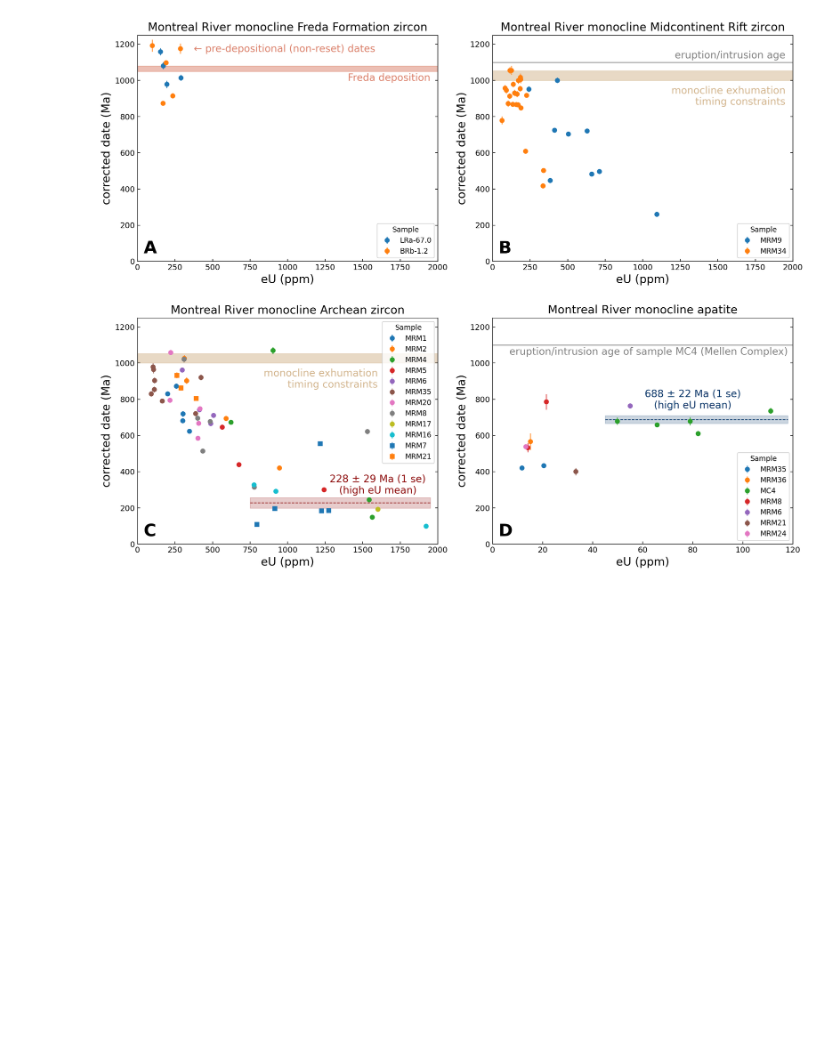
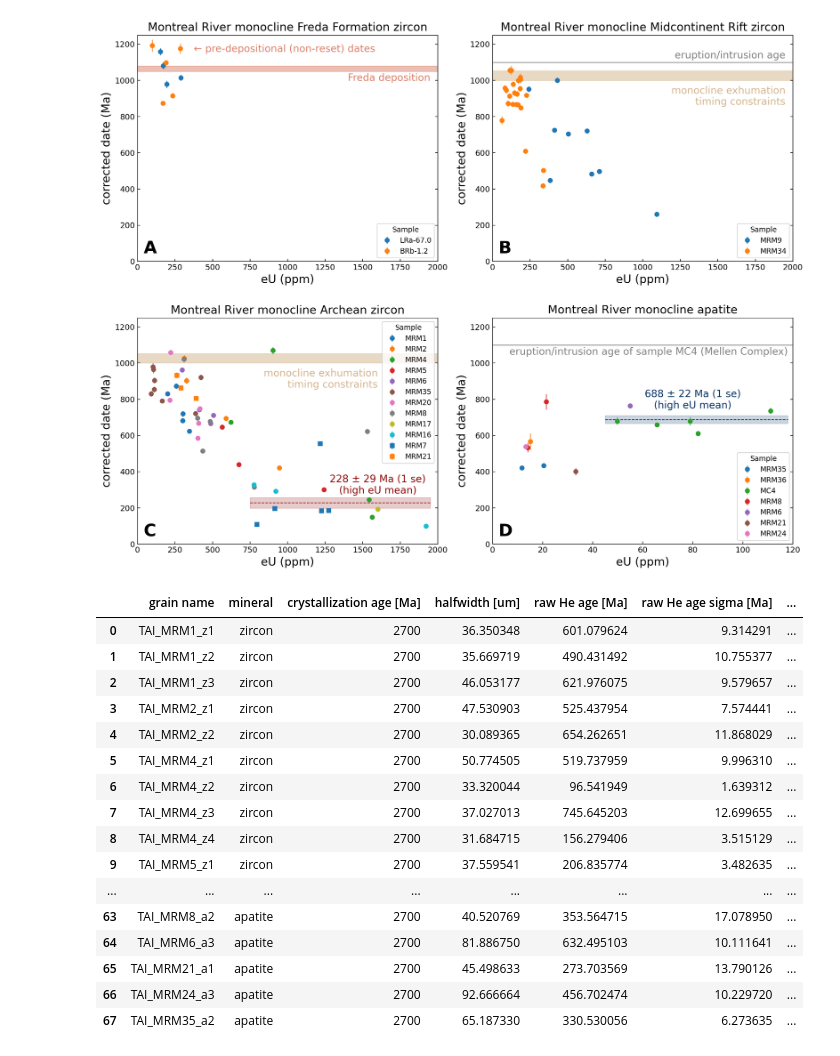
Before and after one commit to Swanson-Hysell-Group/2026_MRM_thermochron, a Jupyter notebook: code/MRM_UTh_He_data.ipynb, the cells around one changed output. Drawn from its saved outputs; the diff is of its cells as text; code cells hidden in the pictures; blank space fills up the shorter version.

Commit message:
updated mrm.csv inversion input file

```diff
--- a/code/MRM_UTh_He_data.ipynb
+++ b/code/MRM_UTh_He_data.ipynb
@@ -202,11 +202,15 @@ plot_age_eU(MRM_Freda_data, 'MRM Freda Samples', x_max= 2000, y_max = 1250)
 [figure]
 <Axes: title={'center': 'MRM Freda Samples'}, xlabel='eU', ylabel='Corrected Date'>
 # %%
-url = "https://raw.githubusercontent.com/wrguenthner/HAL_data/main/projects_2023/TA23_MRM_MCR/TA23_MRM_MCR_7_report.csv"
-data_a_1 = pd.read_csv(url)
+url_a_1 = "https://raw.githubusercontent.com/wrguenthner/HAL_data/main/projects_2023/TA23_MRM_MCR/TA23_MRM_MCR_7_report.csv"
+data_a_1 = pd.read_csv(url_a_1)
 
-url = "https://raw.githubusercontent.com/wrguenthner/HAL_data/main/projects_2023/TA23_MRM_MCR/TA23_MRM_MCR_8_report.csv"
-data_a_2 = pd.read_csv(url)
+url_a_2 = "https://raw.githubusercontent.com/wrguenthner/HAL_data/main/projects_2023/TA23_MRM_MCR/TA23_MRM_MCR_8_report.csv"
+data_a_2 = pd.read_csv(url_a_2)
+
+# Add a new column 'source_url' to each DataFrame
+data_a_1['source_url'] = url_a_1
+data_a_2['source_url'] = url_a_2
 
 data_a = pd.concat([data_a_1, data_a_2])
 data_a = data_a[(data_a['analysis_notes'] != 'Empty') & (data_a['analysis_notes'] != 'empty?')]
@@ -348,3 +352,56 @@ plt.savefig('../figures/age_eU_plots.pdf',bbox_inches='tight')
 plt.show()
 # %% [output]
 [figure]
+# %%
+# create a csv file for inversions of the Archean data
+xtal_age = 2700
+
+MRM_Archean_export = pd.DataFrame({
+    'grain name': MRM_Archean_data['Unnamed: 0'],
+    'mineral': 'zircon',
+    'crystallization age [Ma]': xtal_age,
+    'halfwidth [um]': MRM_Archean_data['radius'],
+    'raw He age [Ma]': MRM_Archean_data['uncorrected_date'],
+    'raw He age sigma [Ma]': MRM_Archean_data['uncorrected_1s'],
+    'U238 [ppm]': MRM_Archean_data['U_ppm'],
+    'Th232 [ppm]': MRM_Archean_data['Th_ppm'],
+    'Sm147 [ppm]': MRM_Archean_data['Sm_ppm'],
+    'reference': MRM_Archean_data['source_url'],
+    'notes': MRM_Archean_data['analysis_notes'],
+})
+
+MRM_apatite_export = pd.DataFrame({
+    'grain name': MRM_apatite_data['Unnamed: 0'],
+    'mineral': 'apatite',
+    'crystallization age [Ma]': xtal_age,
+    'halfwidth [um]': MRM_apatite_data['radius'],
+    'raw He age [Ma]': MRM_apatite_data['uncorrected_date'],
+    'raw He age sigma [Ma]': MRM_apatite_data['uncorrected_1s'],
+    'U238 [ppm]': MRM_apatite_data['U_ppm'],
+    'Th232 [ppm]': MRM_apatite_data['Th_ppm'],
+    'Sm147 [ppm]': MRM_apatite_data['Sm_ppm'],
+    'reference': MRM_apatite_data['source_url'],
+    'notes': MRM_apatite_data['analysis_notes'],
+})
+
+MRM_combined_export = pd.concat([MRM_Archean_export, MRM_apatite_export], ignore_index=True)
+MRM_combined_export.to_csv("../inversion_files/mrm.csv", index=False)
+MRM_combined_export
+# %% [output]
+|  | grain name | mineral | crystallization age [Ma] | halfwidth [um] | raw He age [Ma] | raw He age sigma [Ma] | ... |
+| 0 | TAI_MRM1_z1 | zircon | 2700 | 36.350348 | 601.079624 | 9.314291 | ... |
+| 1 | TAI_MRM1_z2 | zircon | 2700 | 35.669719 | 490.431492 | 10.755377 | ... |
+| 2 | TAI_MRM1_z3 | zircon | 2700 | 46.053177 | 621.976075 | 9.579657 | ... |
+| 3 | TAI_MRM2_z1 | zircon | 2700 | 47.530903 | 525.437954 | 7.574441 | ... |
+| 4 | TAI_MRM2_z2 | zircon | 2700 | 30.089365 | 654.262651 | 11.868029 | ... |
+| 5 | TAI_MRM4_z1 | zircon | 2700 | 50.774505 | 519.737959 | 9.996310 | ... |
+| 6 | TAI_MRM4_z2 | zircon | 2700 | 33.320044 | 96.541949 | 1.639312 | ... |
+| 7 | TAI_MRM4_z3 | zircon | 2700 | 37.027013 | 745.645203 | 12.699655 | ... |
+| 8 | TAI_MRM4_z4 | zircon | 2700 | 31.684715 | 156.279406 | 3.515129 | ... |
+| 9 | TAI_MRM5_z1 | zircon | 2700 | 37.559541 | 206.835774 | 3.482635 | ... |
+| ... | ... | ... | ... | ... | ... | ... | ... |
+| 63 | TAI_MRM8_a2 | apatite | 2700 | 40.520769 | 353.564715 | 17.078950 | ... |
+| 64 | TAI_MRM6_a3 | apatite | 2700 | 81.886750 | 632.495103 | 10.111641 | ... |
+| 65 | TAI_MRM21_a1 | apatite | 2700 | 45.498633 | 273.703569 | 13.790126 | ... |
+| 66 | TAI_MRM24_a3 | apatite | 2700 | 92.666664 | 456.702474 | 10.229720 | ... |
+| 67 | TAI_MRM35_a2 | apatite | 2700 | 65.187330 | 330.530056 | 6.273635 | ... |
```
Also changed, not shown: parts of 1 cell of this notebook, 4 other files.
